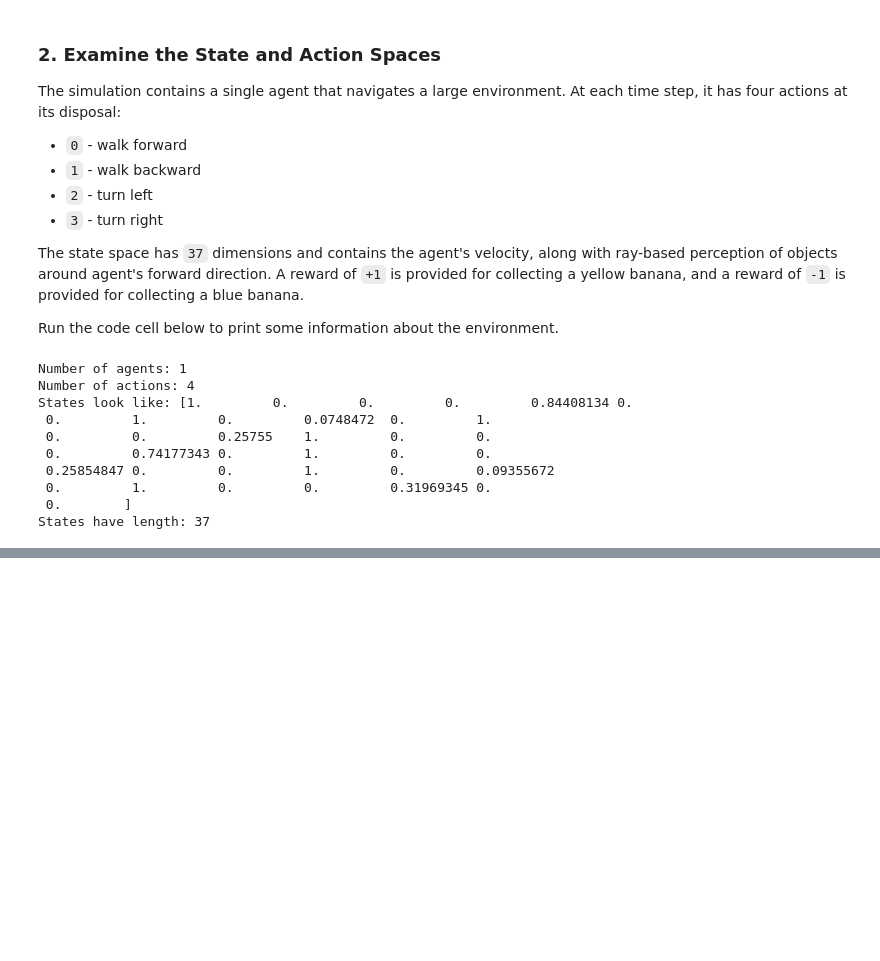
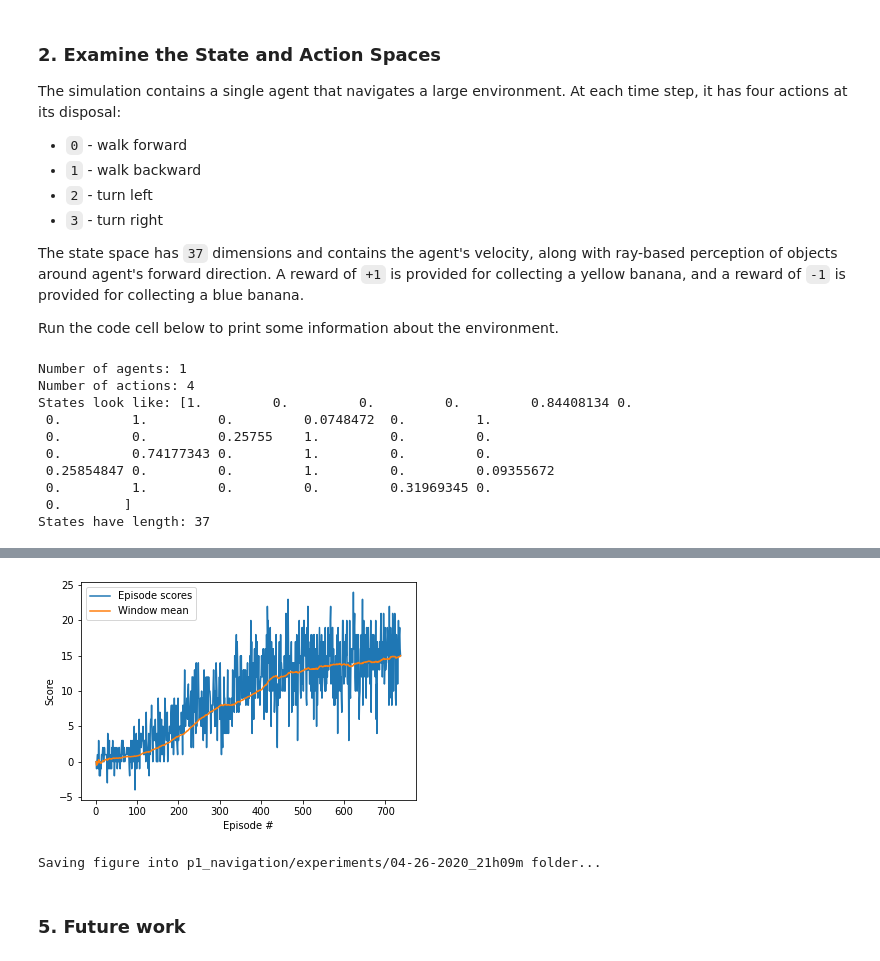
Before and after one commit to guillecg/drlnd, a Jupyter notebook: p1_navigation/Report.ipynb, the cells around one changed output, grey strips where cells are left out. Cells and saved outputs as stored; diff of their text form; code cells hidden in the pictures; blank space fills up the shorter version.

Commit message:
Add README, report, best model's weights and plots for P1 - Navigation

```diff
--- a/p1_navigation/Report.ipynb
+++ b/p1_navigation/Report.ipynb
@@ -47,0 +60,3 @@ Unity brain name: BananaBrain
+# %%
+env_path = f'{PROJECT}/Banana_Linux/Banana.x86_64'
+env = UnityEnvironment(file_name=env_path)
@@ -101,16 +124,0 @@ Of course, as part of the project, you'll have to change the code so that the ag
-# %%
-env_info = env.reset(train_mode=False)[brain_name] # reset the environment
-state = env_info.vector_observations[0]            # get the current state
-score = 0                                          # initialize the score
-while True:
-    action = np.random.randint(action_size)        # select an action
-    env_info = env.step(action)[brain_name]        # send the action to the environment
-    next_state = env_info.vector_observations[0]   # get the next state
-    reward = env_info.rewards[0]                   # get the reward
-    done = env_info.local_done[0]                  # see if episode has finished
-    score += reward                                # update the score
-    state = next_state                             # roll over the state to next time step
-    if done:                                       # exit loop if episode finished
-        break
-
-print("Score: {}".format(score))
@@ -131,0 +145,9 @@ env.close()
+# %%
+# define the agent
+agent = AgentDQN(
+    state_size=state_size,
+    action_size=action_size,
+    hyperparams=dict(),
+    device=DEVICE,
+    seed=SEED
+)
@@ -131,0 +235,17 @@ env.close()
+# %%
+# plot the scores
+fig = plt.figure()
+ax = fig.add_subplot(111)
+plt.plot(np.arange(1, len(scores) + 1), scores, label='Episode scores')
+plt.plot(np.arange(1, len(scores) + 1), scores_window_means, label='Window mean')
+plt.legend()
+plt.ylabel('Score')
+plt.xlabel('Episode #')
+plt.show()
+
+# save figure to file
+print(f'Saving figure into {EXPERIMENT_FOLDER} folder...')
+fig.savefig(f'{EXPERIMENT_FOLDER}/scores.png')
+# %% [output]
+[figure, added]
+Saving figure into p1_navigation/experiments/04-26-2020_21h09m folder...
@@ -131,0 +255,2 @@ env.close()
+# %% [markdown]
+### 5. Future work
```
Also changed, not shown: parts of 18 cells of this notebook, 3 other files.
